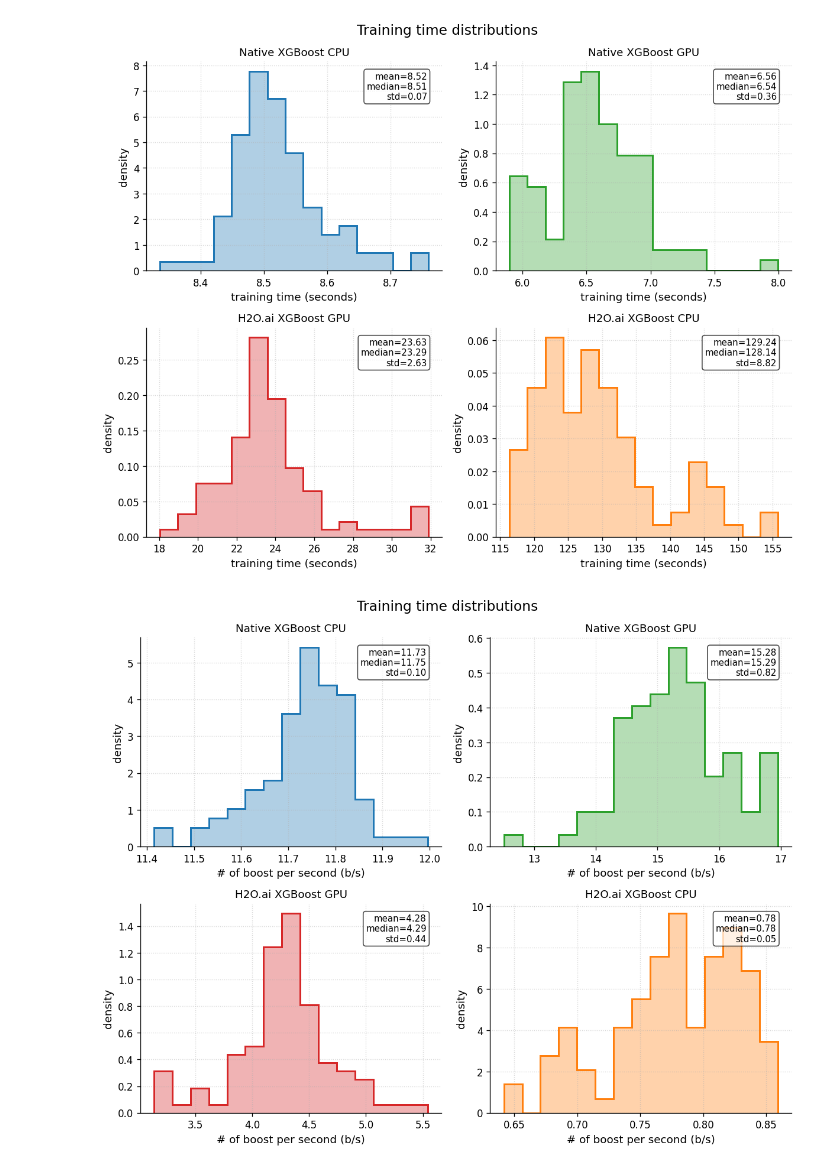
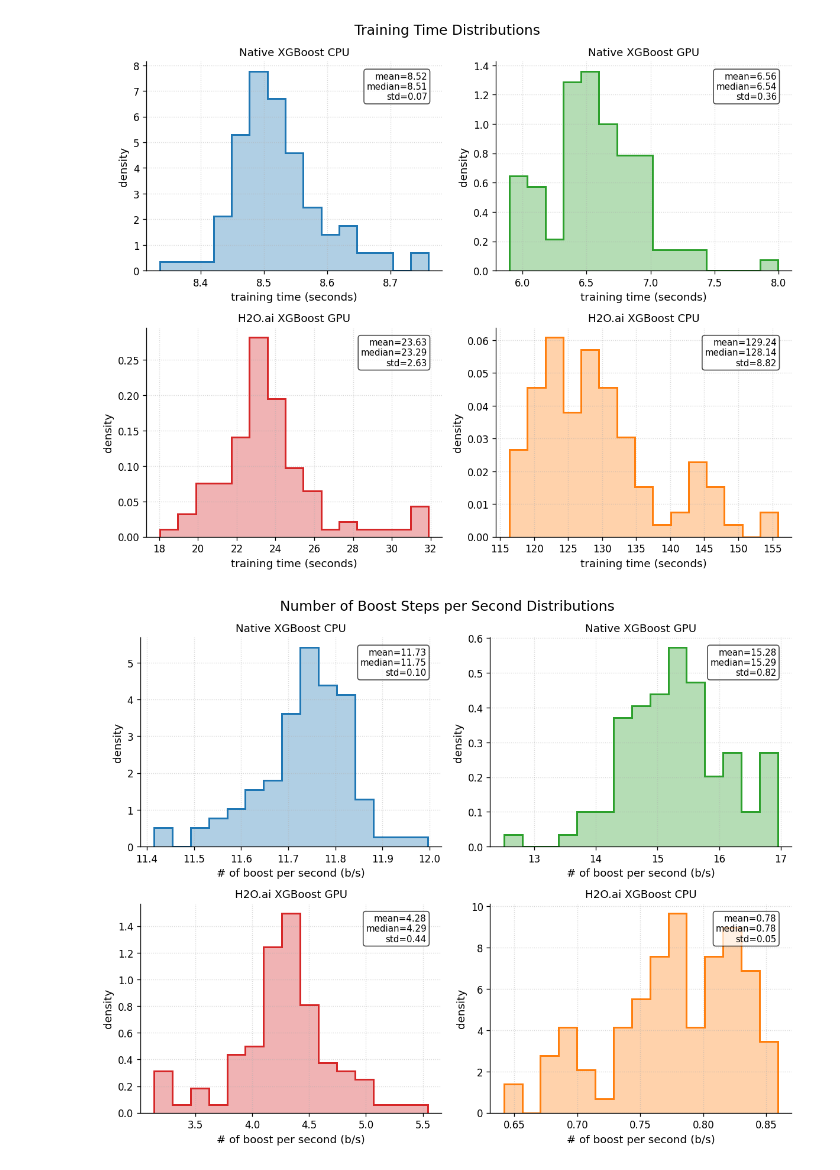
Before and after one commit to jonathankabala/xgboost_benchmark, a Jupyter notebook: src/misc.ipynb, the cells around one changed output. Saved outputs shown, nothing was run; the diff lists cells and outputs as text; code cells hidden in the pictures.

```diff
--- a/src/misc.ipynb
+++ b/src/misc.ipynb
@@ -287,6 +287,6 @@ plot_hist_grid(df_all, "full_train_total_s", bins=15,
 [figure]
 # %%
 plot_hist_grid(df_all, "n_boost_per_sec", bins=15,
-                 title="Training time distributions")
+                 title="Number of Boost Steps per Second Distributions")
 # %% [output]
-[figure, old version]
+[figure, new version]
```
Also changed, not shown: parts of 2 cells of this notebook.
